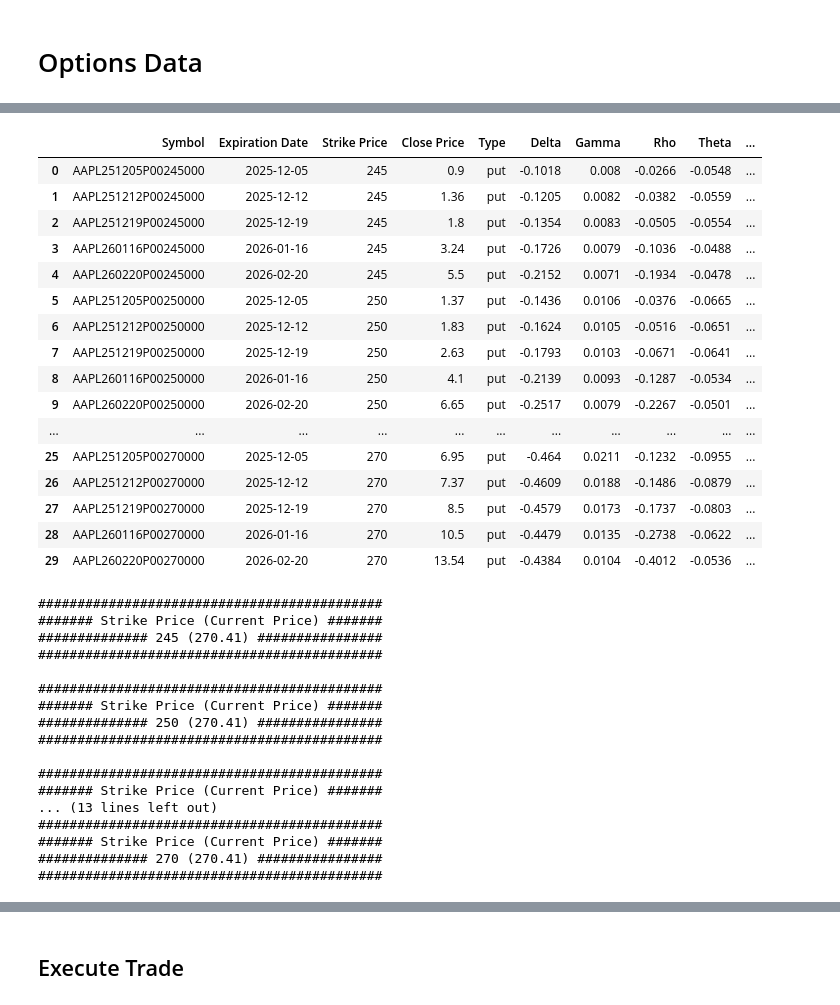
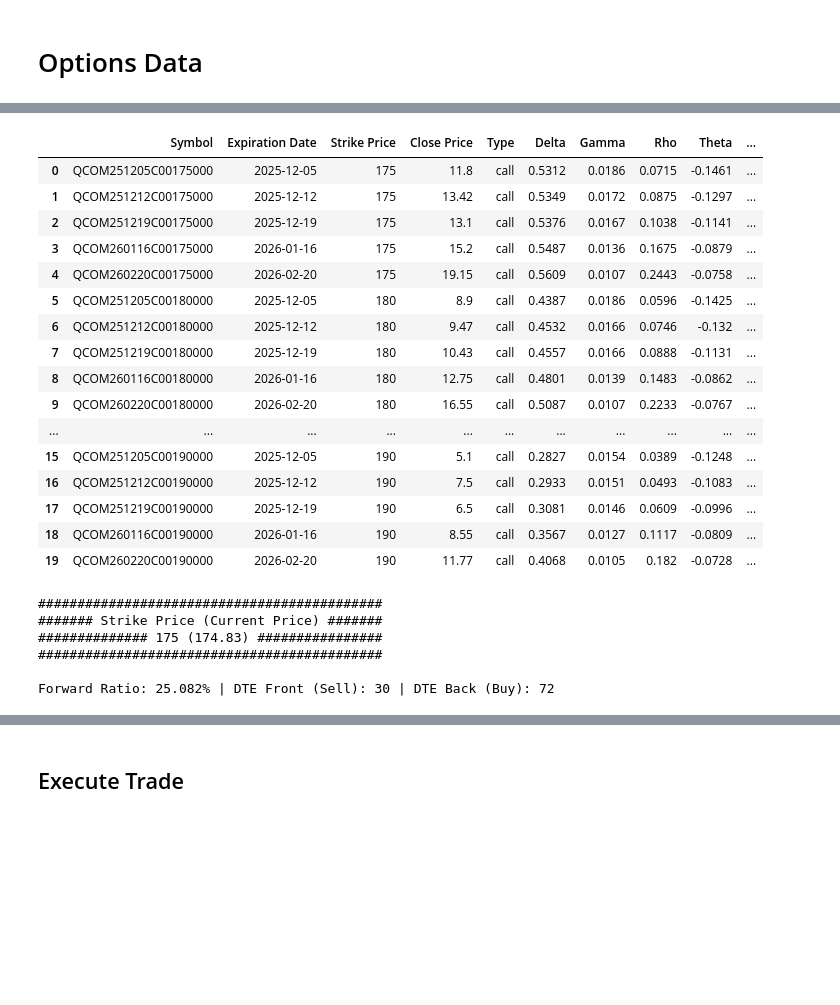
Before and after one commit to Omairss/spectral_nature, a Jupyter notebook: notebooks/alpaca_playbook.ipynb, the cells around one changed output, grey strips where cells are left out. Drawn from its saved outputs; the diff is of its cells as text; code cells hidden in the pictures; blank space fills up the shorter version.

```diff
--- a/notebooks/alpaca_playbook.ipynb
+++ b/notebooks/alpaca_playbook.ipynb
@@ -52,32 +137,23 @@
 # Imports
 # %%
 import sys
-sys.path.append('../')
+import os
+
+repo_path = '/Users/zohairshafi/Local Workspace/spectral_nature/'
+notebook_path = os.path.join(repo_path, 'notebooks')
+cache_path = os.path.join(repo_path, 'cache')
+
+sys.path.append(repo_path)
 from src.utils.alpaca_utils import *
 # %% [markdown]
 # Headers
 # %%
-key = 'AKULMDIPKP2NKZ7EEPD2MB3UUP'
-secret = '6u4aK78iVn2s5aw7YRnXPgP5ifAr4gf6FJoZ55iCq8Nw'
-headers = {
-    "accept": "application/json",
-    "APCA-API-KEY-ID": key,
-    "APCA-API-SECRET-KEY": secret
-}
-
-paper_key = 'PKGGKJJIQ2A5NXRYXAEG5UY5SD'
-paper_secret = 'A5vSiNaVjfPsqWZS84qxZ4R58mspewsFjhJVXk4DjZe'
-
-paper_header = {
-    "accept": "application/json",
-    "content-type": "application/json",
-    "APCA-API-KEY-ID": paper_key,
-    "APCA-API-SECRET-KEY": paper_secret
-}
+with open(os.path.join(cache_path, 'headers.pkl'), 'rb') as file:
+    headers, paper_header = pkl.load(file)
 # %% [markdown]
 # Options Data
 # %%
-symbol = 'AAPL'
+symbol = 'QCOM'
 
 ########################################
 ####### Get options information ########
@@ -85,7 +161,7 @@ symbol = 'AAPL'
 option_details, strike_group, current_price = get_options_information(symbol = symbol,
                                                                        start_day_offset = 30,
                                                                        end_day_offset = 120,
-                                                                       option_type = 'put',
+                                                                       option_type = 'call',
                                                                        percentage_to_search = 0.1,
                                                                        headers = headers)
 display(option_details)
@@ -95,7 +171,7 @@ display(option_details)
 ########################################
 o = filter_option_trades_by_ff(strike_group = strike_group,
                            current_price = current_price,
-                           min_time_distance = 30,
-                           max_time_distance = 90,
+                           min_time_distance = 25,
+                           max_time_distance = 95,
                            min_ff_perc = 20)
 # %% [output]
@@ -104,34 +180,23 @@ Current Price: 270.41 (Time : 2025-10-31T19:59:00Z)
 |  | Symbol | Expiration Date | Strike Price | Close Price | Type | Delta | Gamma | Rho | Theta | ... |
-| 0 | AAPL251205P00245000 | 2025-12-05 | 245 | 0.9 | put | -0.1018 | 0.008 | -0.0266 | -0.0548 | ... |
-| 1 | AAPL251212P00245000 | 2025-12-12 | 245 | 1.36 | put | -0.1205 | 0.0082 | -0.0382 | -0.0559 | ... |
-| 2 | AAPL251219P00245000 | 2025-12-19 | 245 | 1.8 | put | -0.1354 | 0.0083 | -0.0505 | -0.0554 | ... |
-| 3 | AAPL260116P00245000 | 2026-01-16 | 245 | 3.24 | put | -0.1726 | 0.0079 | -0.1036 | -0.0488 | ... |
-| 4 | AAPL260220P00245000 | 2026-02-20 | 245 | 5.5 | put | -0.2152 | 0.0071 | -0.1934 | -0.0478 | ... |
-| 5 | AAPL251205P00250000 | 2025-12-05 | 250 | 1.37 | put | -0.1436 | 0.0106 | -0.0376 | -0.0665 | ... |
-| 6 | AAPL251212P00250000 | 2025-12-12 | 250 | 1.83 | put | -0.1624 | 0.0105 | -0.0516 | -0.0651 | ... |
-| 7 | AAPL251219P00250000 | 2025-12-19 | 250 | 2.63 | put | -0.1793 | 0.0103 | -0.0671 | -0.0641 | ... |
-| 8 | AAPL260116P00250000 | 2026-01-16 | 250 | 4.1 | put | -0.2139 | 0.0093 | -0.1287 | -0.0534 | ... |
-| 9 | AAPL260220P00250000 | 2026-02-20 | 250 | 6.65 | put | -0.2517 | 0.0079 | -0.2267 | -0.0501 | ... |
+| 0 | QCOM251205C00175000 | 2025-12-05 | 175 | 11.8 | call | 0.5312 | 0.0186 | 0.0715 | -0.1461 | ... |
+| 1 | QCOM251212C00175000 | 2025-12-12 | 175 | 13.42 | call | 0.5349 | 0.0172 | 0.0875 | -0.1297 | ... |
+| 2 | QCOM251219C00175000 | 2025-12-19 | 175 | 13.1 | call | 0.5376 | 0.0167 | 0.1038 | -0.1141 | ... |
+| 3 | QCOM260116C00175000 | 2026-01-16 | 175 | 15.2 | call | 0.5487 | 0.0136 | 0.1675 | -0.0879 | ... |
+| 4 | QCOM260220C00175000 | 2026-02-20 | 175 | 19.15 | call | 0.5609 | 0.0107 | 0.2443 | -0.0758 | ... |
+| 5 | QCOM251205C00180000 | 2025-12-05 | 180 | 8.9 | call | 0.4387 | 0.0186 | 0.0596 | -0.1425 | ... |
+| 6 | QCOM251212C00180000 | 2025-12-12 | 180 | 9.47 | call | 0.4532 | 0.0166 | 0.0746 | -0.132 | ... |
+| 7 | QCOM251219C00180000 | 2025-12-19 | 180 | 10.43 | call | 0.4557 | 0.0166 | 0.0888 | -0.1131 | ... |
+| 8 | QCOM260116C00180000 | 2026-01-16 | 180 | 12.75 | call | 0.4801 | 0.0139 | 0.1483 | -0.0862 | ... |
+| 9 | QCOM260220C00180000 | 2026-02-20 | 180 | 16.55 | call | 0.5087 | 0.0107 | 0.2233 | -0.0767 | ... |
 | ... | ... | ... | ... | ... | ... | ... | ... | ... | ... | ... |
-| 25 | AAPL251205P00270000 | 2025-12-05 | 270 | 6.95 | put | -0.464 | 0.0211 | -0.1232 | -0.0955 | ... |
-| 26 | AAPL251212P00270000 | 2025-12-12 | 270 | 7.37 | put | -0.4609 | 0.0188 | -0.1486 | -0.0879 | ... |
-| 27 | AAPL251219P00270000 | 2025-12-19 | 270 | 8.5 | put | -0.4579 | 0.0173 | -0.1737 | -0.0803 | ... |
-| 28 | AAPL260116P00270000 | 2026-01-16 | 270 | 10.5 | put | -0.4479 | 0.0135 | -0.2738 | -0.0622 | ... |
-| 29 | AAPL260220P00270000 | 2026-02-20 | 270 | 13.54 | put | -0.4384 | 0.0104 | -0.4012 | -0.0536 | ... |
+| 15 | QCOM251205C00190000 | 2025-12-05 | 190 | 5.1 | call | 0.2827 | 0.0154 | 0.0389 | -0.1248 | ... |
+| 16 | QCOM251212C00190000 | 2025-12-12 | 190 | 7.5 | call | 0.2933 | 0.0151 | 0.0493 | -0.1083 | ... |
+| 17 | QCOM251219C00190000 | 2025-12-19 | 190 | 6.5 | call | 0.3081 | 0.0146 | 0.0609 | -0.0996 | ... |
+| 18 | QCOM260116C00190000 | 2026-01-16 | 190 | 8.55 | call | 0.3567 | 0.0127 | 0.1117 | -0.0809 | ... |
+| 19 | QCOM260220C00190000 | 2026-02-20 | 190 | 11.77 | call | 0.4068 | 0.0105 | 0.182 | -0.0728 | ... |
 ############################################
 ####### Strike Price (Current Price) #######
-############## 245 (270.41) ################
+############## 175 (174.83) ################
 ############################################
 
-############################################
-####### Strike Price (Current Price) #######
-############## 250 (270.41) ################
-############################################
-
-############################################
-####### Strike Price (Current Price) #######
-... (13 lines left out)
-############################################
-####### Strike Price (Current Price) #######
-############## 270 (270.41) ################
-############################################
+Forward Ratio: 25.082% | DTE Front (Sell): 30 | DTE Back (Buy): 72
```
Also changed, not shown: parts of 6 cells of this notebook, 3 other files.
